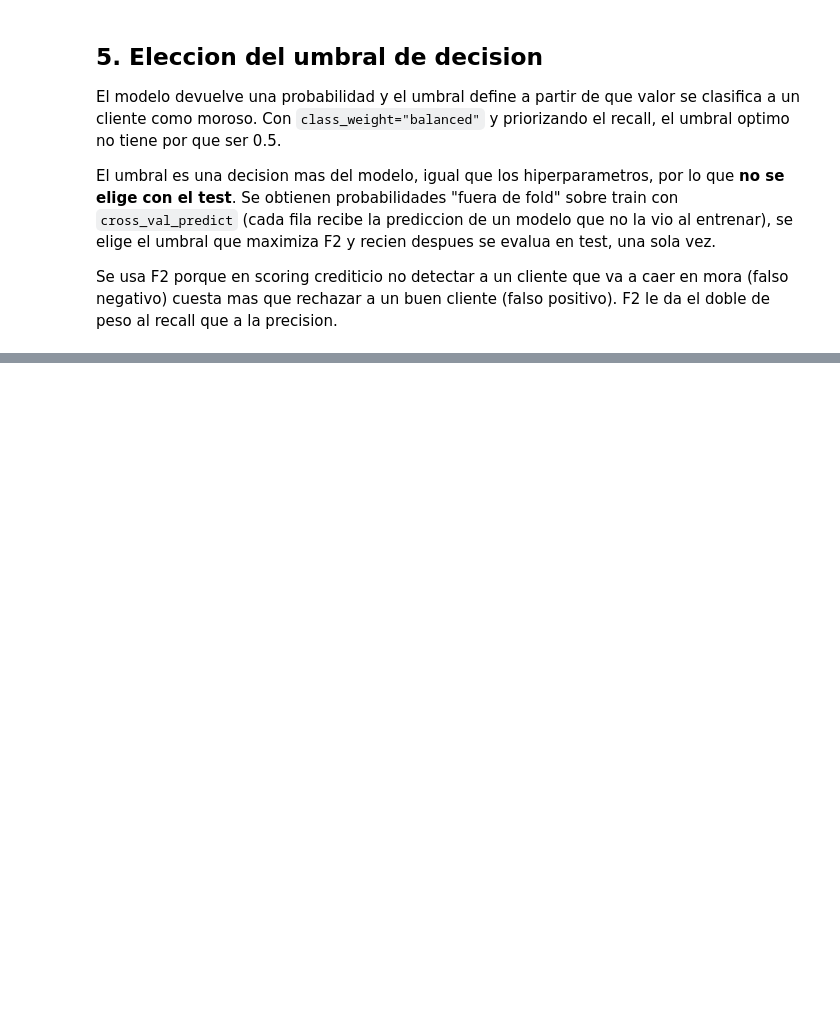
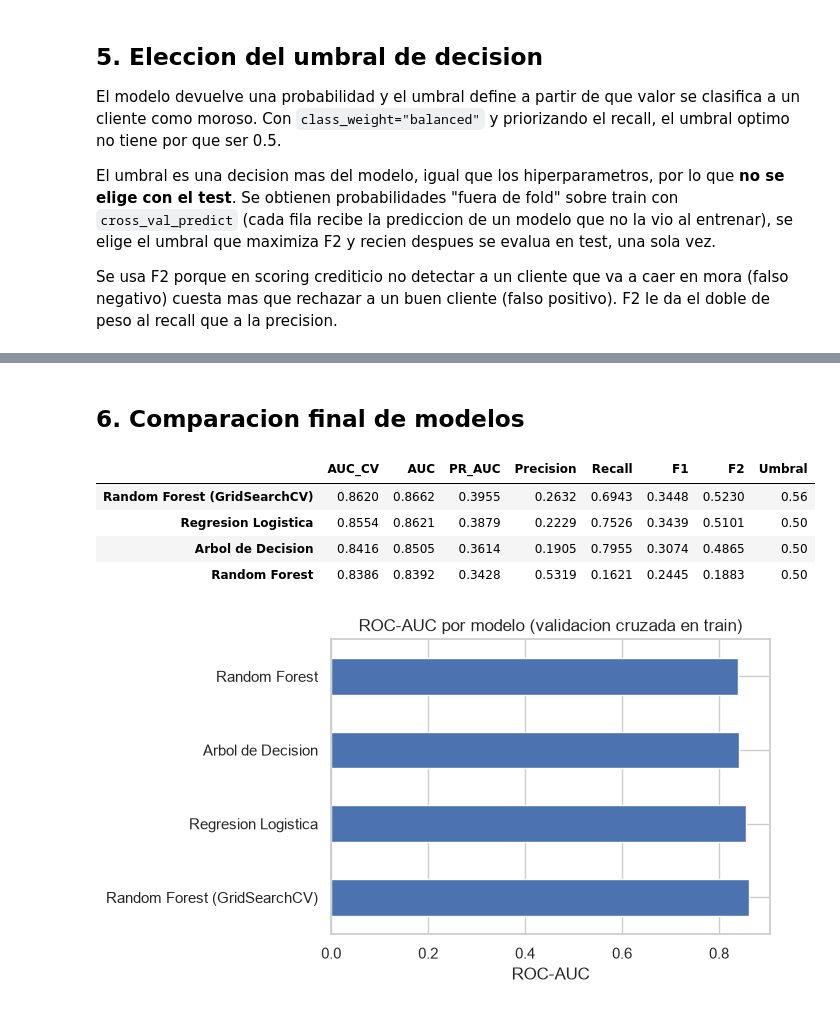
Before and after one commit to EmiiFernandez/data_science_ypf_proyecto, a Jupyter notebook: notebooks/02_modelo_supervisado.ipynb, the cells around one changed output, grey strips where cells are left out. Saved outputs shown, nothing was run; the diff lists cells and outputs as text; code cells hidden in the pictures; blank space fills up the shorter version.

```diff
--- a/notebooks/02_modelo_supervisado.ipynb
+++ b/notebooks/02_modelo_supervisado.ipynb
@@ -182,7 +302,7 @@ umbral_optimo = buscar_umbral_mejor(proba_oof, y_train, metric="f2")
 
 # 2) Evaluar en TEST una sola vez, con el umbral ya fijo
 y_proba = mejor_modelo.predict_proba(X_test)[:, 1]
-y_pred = mejor_modelo.predict(X_test)                      # umbral 0,5 (solo para F1)
+y_pred = mejor_modelo.predict(X_test)                      # umbral 0.5 (solo para F1)
 y_pred_ajustado = (y_proba >= umbral_optimo).astype(int)   # umbral elegido por CV
 
 print(classification_report(y_test, y_pred_ajustado, zero_division=0))
@@ -194,6 +314,7 @@ recall_final = recall_score(y_test, y_pred_ajustado, zero_division=0)
 f2_final = fbeta_score(y_test, y_pred_ajustado, beta=2, zero_division=0)
 
 resultados["Random Forest (GridSearchCV)"] = {
+    "AUC_CV": grid.best_score_,
     "AUC": auc_final,
     "PR_AUC": pr_auc_final,
     "Precision": precision_final,
@@ -202,6 +323,7 @@ resultados["Random Forest (GridSearchCV)"] = {
     "F2": f2_final,
     "Umbral": umbral_optimo,
 }
+
 print(f"Umbral elegido por CV en train: {umbral_optimo:.2f}")
 print(f"ROC-AUC en test: {auc_final:.3f}")
 print(f"PR-AUC en test: {pr_auc_final:.3f}")
@@ -219,9 +373,18 @@ plt.show()
+# %% [markdown]
+## 6. Comparacion final de modelos
 # %%
 tabla_resultados = pd.DataFrame(resultados).T
-tabla_resultados = tabla_resultados.sort_values(["F2", "Recall", "AUC"], ascending=[False, False, False])
+tabla_resultados = tabla_resultados.sort_values("AUC_CV", ascending=False)
 display(tabla_resultados.round(4))
 
-tabla_resultados["AUC"].plot(kind="barh", figsize=(7, 4), title="ROC-AUC por modelo")
+tabla_resultados["AUC_CV"].plot(kind="barh", figsize=(7, 4), title="ROC-AUC por modelo (validacion cruzada en train)")
 plt.xlabel("ROC-AUC")
 plt.tight_layout()
 plt.show()
+# %% [output]
+|  | AUC_CV | AUC | PR_AUC | Precision | Recall | F1 | F2 | Umbral |
+| Random Forest (GridSearchCV) | 0.8620 | 0.8662 | 0.3955 | 0.2632 | 0.6943 | 0.3448 | 0.5230 | 0.56 |
+| Regresion Logistica | 0.8554 | 0.8621 | 0.3879 | 0.2229 | 0.7526 | 0.3439 | 0.5101 | 0.50 |
+| Arbol de Decision | 0.8416 | 0.8505 | 0.3614 | 0.1905 | 0.7955 | 0.3074 | 0.4865 | 0.50 |
+| Random Forest | 0.8386 | 0.8392 | 0.3428 | 0.5319 | 0.1621 | 0.2445 | 0.1883 | 0.50 |
+[figure, added]
```
Also changed, not shown: parts of 30 cells of this notebook.
